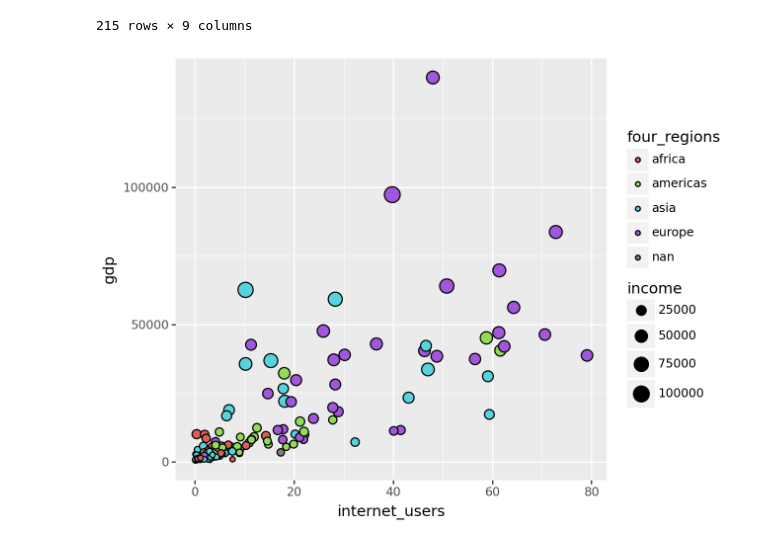
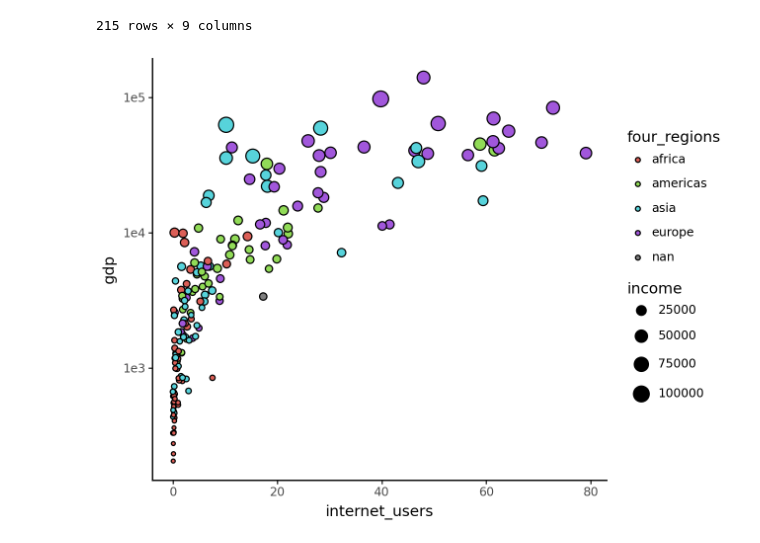
Before and after one commit to davisbove/GSB_544, a Jupyter notebook: Lab 1/Lab_1_Notebook.ipynb, the cells around one changed output. Saved outputs shown, nothing was run; the diff lists cells and outputs as text; code cells hidden in the pictures.

```diff
--- a/Lab 1/Lab_1_Notebook.ipynb
+++ b/Lab 1/Lab_1_Notebook.ipynb
@@ -134,6 +153,6 @@ df3
 | 214 | 1.10000 | 1330.0 | 3190.0 | 2001 | Zimbabwe | africa | sub_saharan_africa | africa_sub_saharan | ... |
 215 rows × 9 columns
 # %%
-(ggplot(df3, aes(x = "internet_users", y = "gdp", fill = "four_regions", size = "income"))+geom_point())
+(ggplot(df3, aes(x = "internet_users", y = "gdp", fill = "four_regions", size = "income"))+geom_point() + scale_y_log10()+ theme_classic())
 # %% [output]
-[figure, old version]
+[figure, new version]
```
Also changed, not shown: parts of 12 cells of this notebook.
